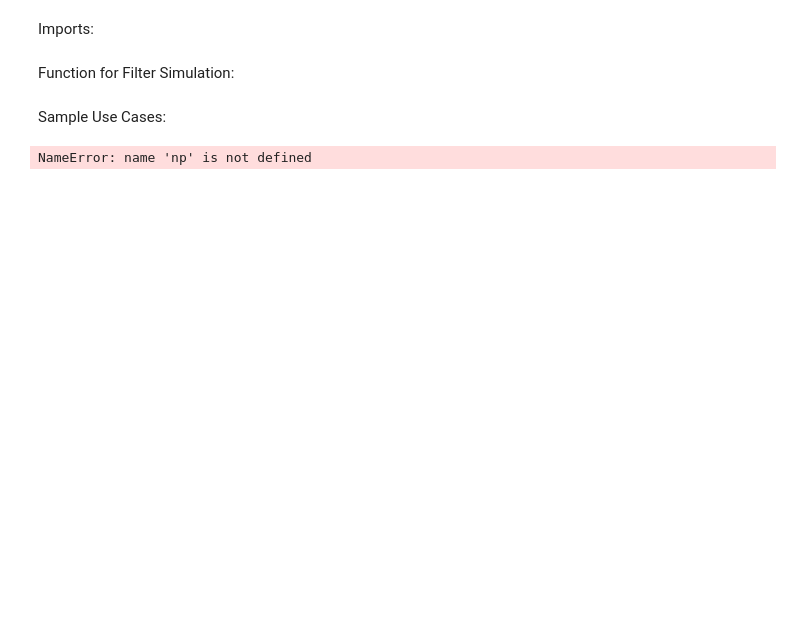
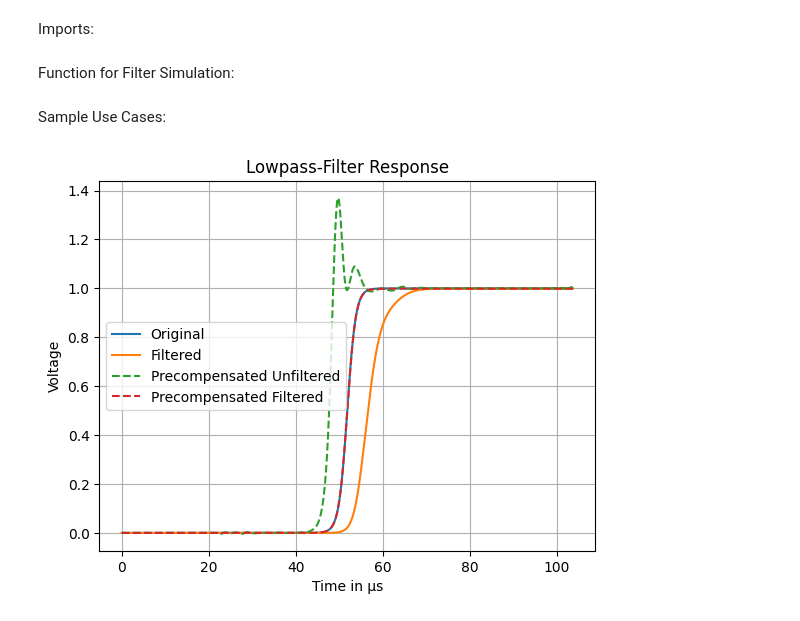
Before and after one commit to OnekaSingh/QC-Filter-Precompensation, a Jupyter notebook: plots.ipynb, the cells around one changed output. Saved outputs shown, nothing was run; the diff lists cells and outputs as text; code cells hidden in the pictures; blank space fills up the shorter version.

```diff
--- a/plots.ipynb
+++ b/plots.ipynb
@@ -65,36 +69,41 @@ class FilterSimulation():
 # %% [markdown]
 Sample Use Cases:
 # %%
-#Input Variables:
-n_s = 1030 #number of time samples (x)
-t_s = 1000 #number of signal samples (y)
-t = 17 #microseconds total
-start = -30 #Omega's bounds
+CONSTANT_PADDING = 400
+n_s = 1030 # number of time samples (x)
+t_s = 300 # number of signal samples (y)
+t = 17 # microseconds total
+start = -30 # Omega's bounds
 stop = 30
+dt = t / t_s # time step
+ts = n_s - t_s
 
-dt = t / t_s #time step
+samples = np.arange(n_s + 2*CONSTANT_PADDING) # total time / total samples --> time per sample
+time = (samples) * dt
 
-samples = np.arange(n_s) #total time / total samples --> time per sample
-time = samples * dt #derivative
+w = np.linspace(start, stop, n_s) # frequency
+original = 1/(1 + np.exp(-w)) # Input kind of waveform
 
-w = np.linspace(start, stop, n_s) #frequency
-original = 1/(1 + np.exp(-w)) #Input kind of waveform
+original_padded = np.pad(original, (CONSTANT_PADDING, 0), mode='constant', constant_values=0) # pads beginning to 0
+last_index = float(original_padded[-1])
+original = np.pad(original_padded, (0, CONSTANT_PADDING), mode='constant', constant_values=last_index)
 
 filtered = FilterSimulation().convolution(original)
-shift_f =  np.arange(len(filtered)) * dt # Δt = 17.5 / 300 ≈ 0.0583 µs
+shift_f =  np.arange(len(filtered)) * dt # Δt = 17 / 300 ≈ 0.0567 µs
 filtered_original = FilterSimulation().interpolation(time, shift_f, filtered)
 
-precompensated = FilterSimulation().precompensation(original)
+precompensated = FilterSimulation().precompensation(original, last_index)
+FilterSimulation().trimming(precompensated, CONSTANT_PADDING) #trims beginning to 0
+
 precompensated_filtered = FilterSimulation().convolution(precompensated)
 shift_p = np.arange(len(precompensated_filtered)) * dt
 precompensated_original = FilterSimulation().interpolation(time, shift_p, precompensated_filtered)
 
-precompensated = precompensated[:len(original)]
 shift_p_unfiltered = np.arange(len(precompensated)) * dt
 precompensated_unfiltered_interp = FilterSimulation().interpolation(time, shift_p_unfiltered, precompensated)
 
 FilterSimulation().plotter(original, time, filtered_original, precompensated_unfiltered_interp, precompensated_original)
 # %% [output]
-NameError: name 'np' is not defined
+[figure, added]
 # %%
 #Input Variables:
```
Also changed, not shown: parts of 4 cells of this notebook.
